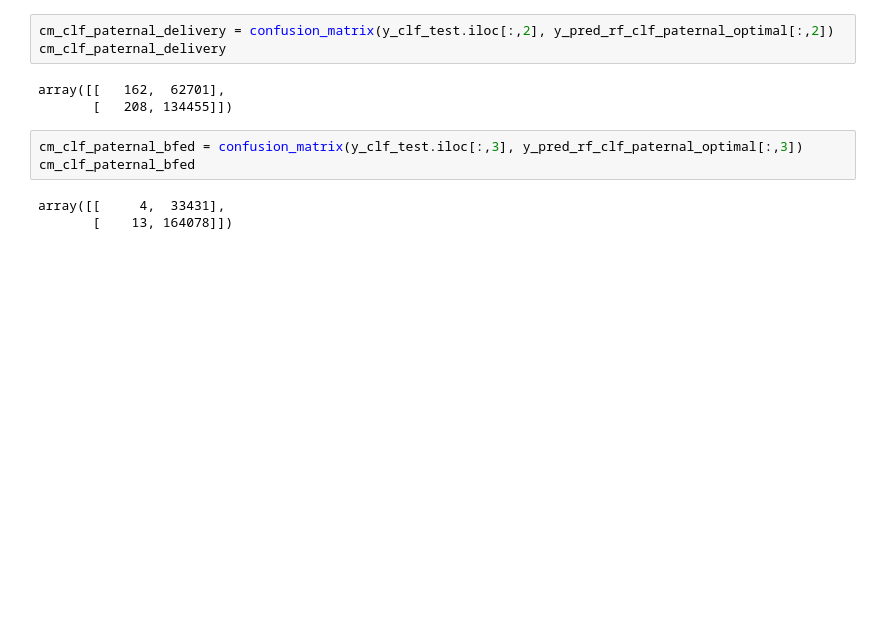
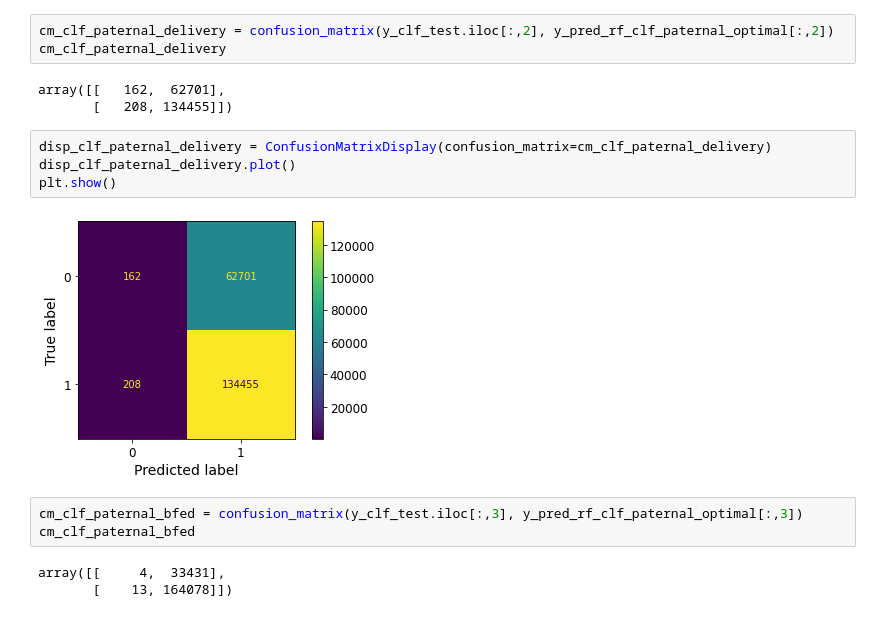
Before and after one commit to beckyeng226/CapstoneProject, a Jupyter notebook: Capstone_Project_Live_Birth_Data_Working_File_2_1_23.ipynb, the cells around one changed output. Drawn from its saved outputs; the diff is of its cells as text; blank space fills up the shorter version.

```diff
--- a/Capstone_Project_Live_Birth_Data_Working_File_2_1_23.ipynb
+++ b/Capstone_Project_Live_Birth_Data_Working_File_2_1_23.ipynb
@@ -763,6 +775,12 @@ cm_clf_paternal_delivery
 # %% [output]
 array([[   162,  62701],
        [   208, 134455]])
+# %%
+disp_clf_paternal_delivery = ConfusionMatrixDisplay(confusion_matrix=cm_clf_paternal_delivery)
+disp_clf_paternal_delivery.plot()
+plt.show()
+# %% [output]
+[figure, added]
 # %%
 cm_clf_paternal_bfed = confusion_matrix(y_clf_test.iloc[:,3], y_pred_rf_clf_paternal_optimal[:,3])
 cm_clf_paternal_bfed
```
Also changed, not shown: parts of 12 cells of this notebook.
